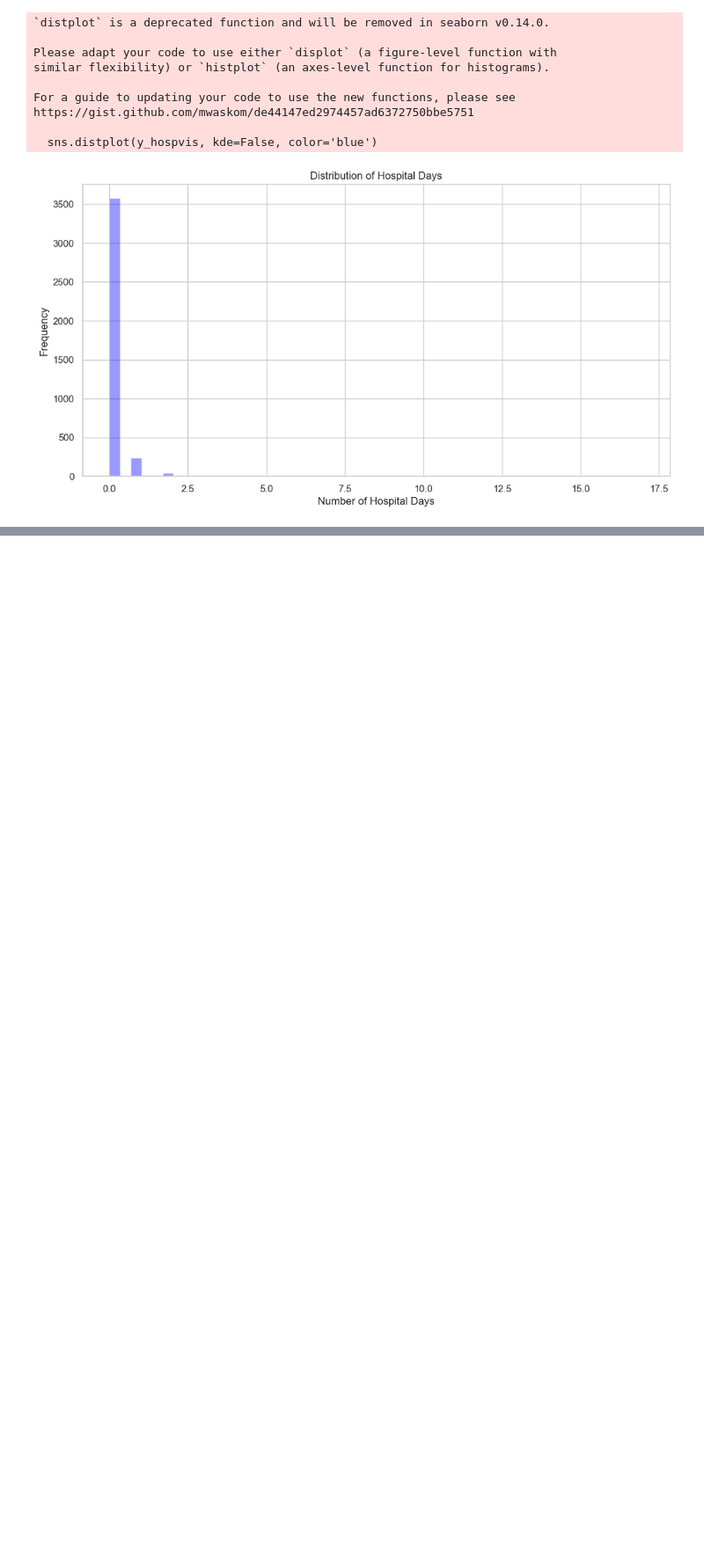
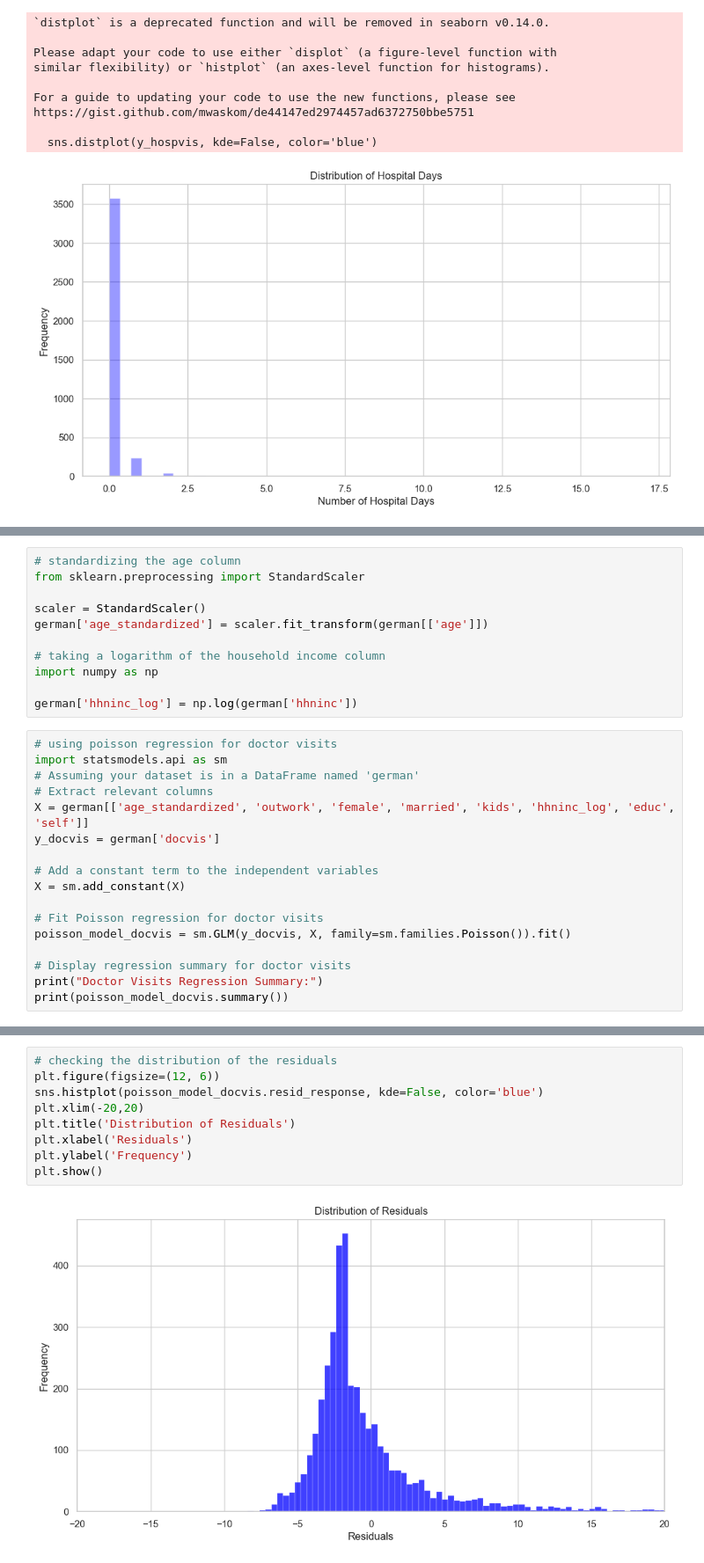
Before and after one commit to alliajagbe/german, a Jupyter notebook: german.ipynb, the cells around one changed output, grey strips where cells are left out. Shown at 88% size. Cells and saved outputs as stored; diff of their text form; blank space fills up the shorter version.

```diff
--- a/german.ipynb
+++ b/german.ipynb
@@ -349,0 +481,28 @@ https://gist.github.com/mwaskom/de44147ed2974457ad6372750bbe5751
+# %%
+# standardizing the age column
+from sklearn.preprocessing import StandardScaler
+
+scaler = StandardScaler()
+german['age_standardized'] = scaler.fit_transform(german[['age']])
+
+# taking a logarithm of the household income column
+import numpy as np
+
+german['hhninc_log'] = np.log(german['hhninc'])
+# %%
+# using poisson regression for doctor visits
+import statsmodels.api as sm
+# Assuming your dataset is in a DataFrame named 'german'
+# Extract relevant columns
+X = german[['age_standardized', 'outwork', 'female', 'married', 'kids', 'hhninc_log', 'educ', 'self']]
+y_docvis = german['docvis']
+
+# Add a constant term to the independent variables
+X = sm.add_constant(X)
+
+# Fit Poisson regression for doctor visits
+poisson_model_docvis = sm.GLM(y_docvis, X, family=sm.families.Poisson()).fit()
+
+# Display regression summary for doctor visits
+print("Doctor Visits Regression Summary:")
+print(poisson_model_docvis.summary())
@@ -349,0 +527,11 @@ https://gist.github.com/mwaskom/de44147ed2974457ad6372750bbe5751
+# %%
+# checking the distribution of the residuals
+plt.figure(figsize=(12, 6))
+sns.histplot(poisson_model_docvis.resid_response, kde=False, color='blue')
+plt.xlim(-20,20)
+plt.title('Distribution of Residuals')
+plt.xlabel('Residuals')
+plt.ylabel('Frequency')
+plt.show()
+# %% [output]
+[figure, added]
```
Also changed, not shown: parts of 30 cells of this notebook, 1 other file.
